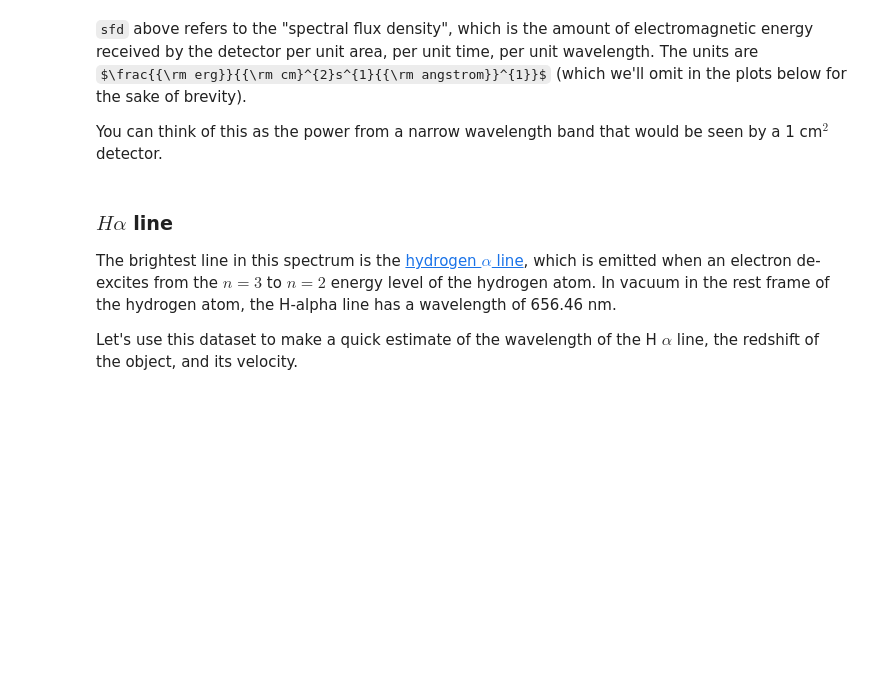
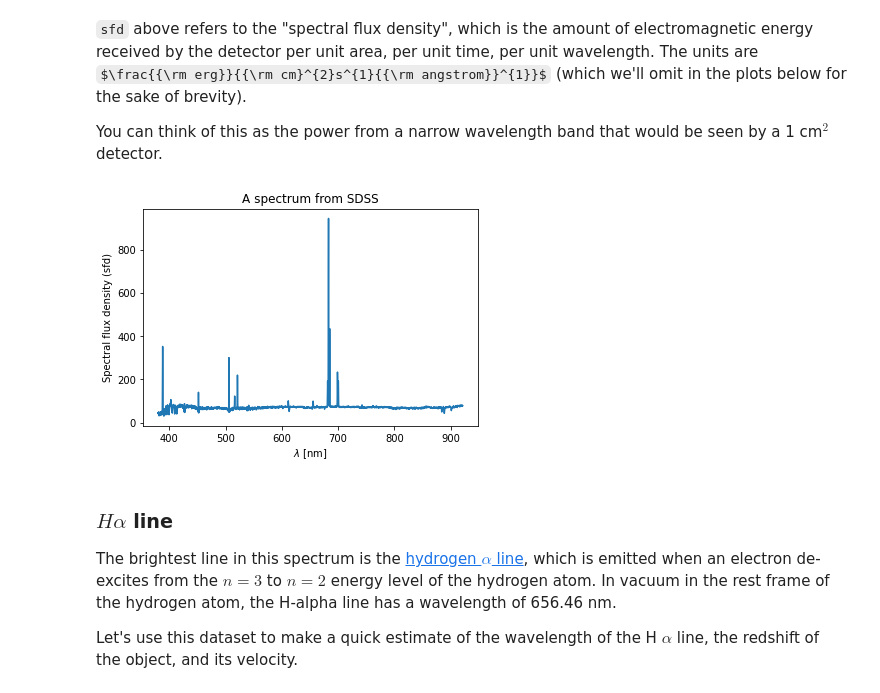
Before and after one commit to KIPAC/Physics89L, a Jupyter notebook: nb/06_02_SDSS_Spectra.ipynb, the cells around one changed output. Drawn from its saved outputs; the diff is of its cells as text; code cells hidden in the pictures; some formulas as TeX source; blank space fills up the shorter version.

```diff
--- a/nb/06_02_SDSS_Spectra.ipynb
+++ b/nb/06_02_SDSS_Spectra.ipynb
@@ -56,9 +56,11 @@ You can think of this as the power from a narrow wavelength band that would be s
 # %%
 plt.plot(wavelength, best_fit)
 plt.xlabel(r"$\lambda$ [nm]")
-plt.ylabel("Spectral sfd density")
+plt.ylabel("Spectral flux density (sfd)")
 plt.title("A spectrum from SDSS")
 plt.show()
+# %% [output]
+[figure, added]
 # %% [markdown]
 ### $H\alpha$ line
 
```
Also changed, not shown: parts of 16 cells of this notebook, 1 other file.
